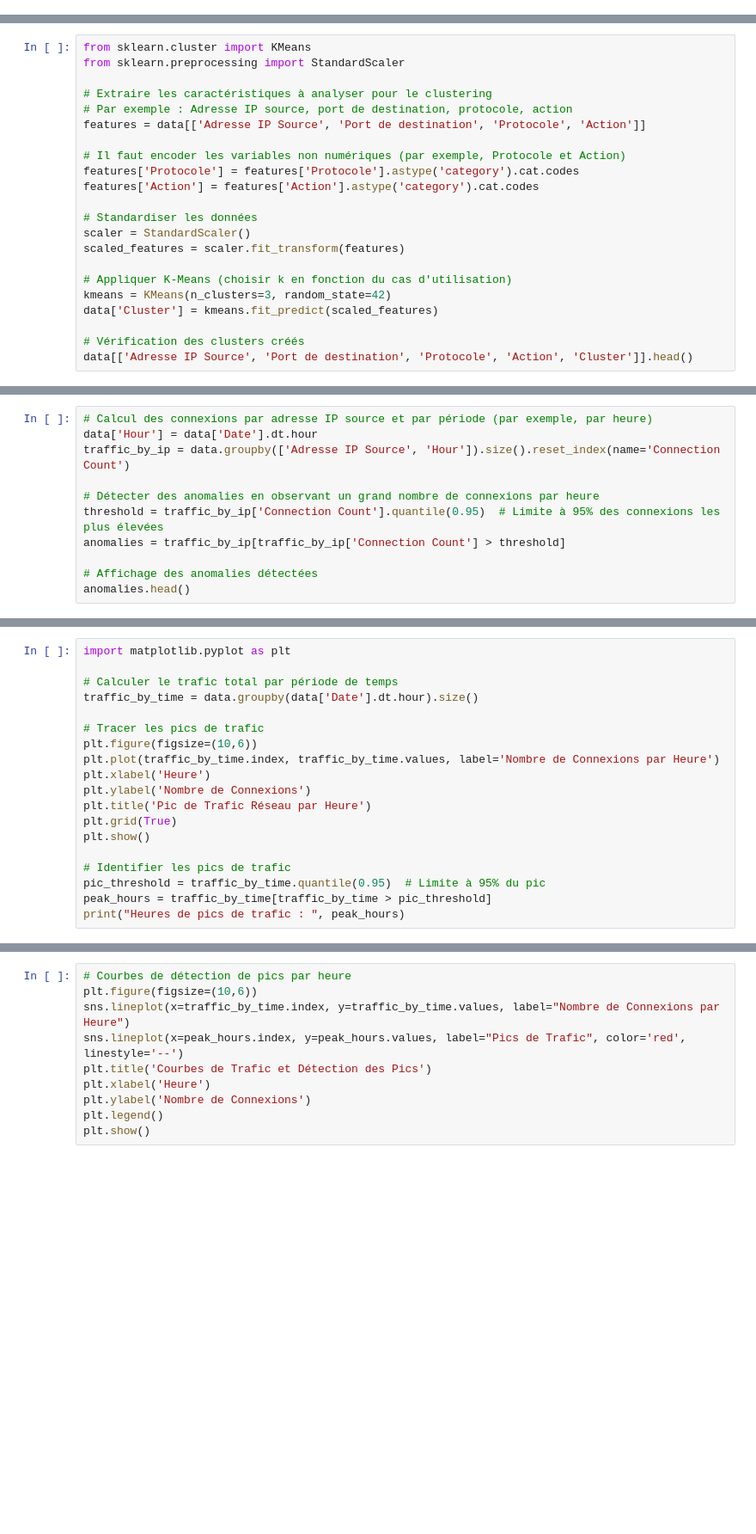
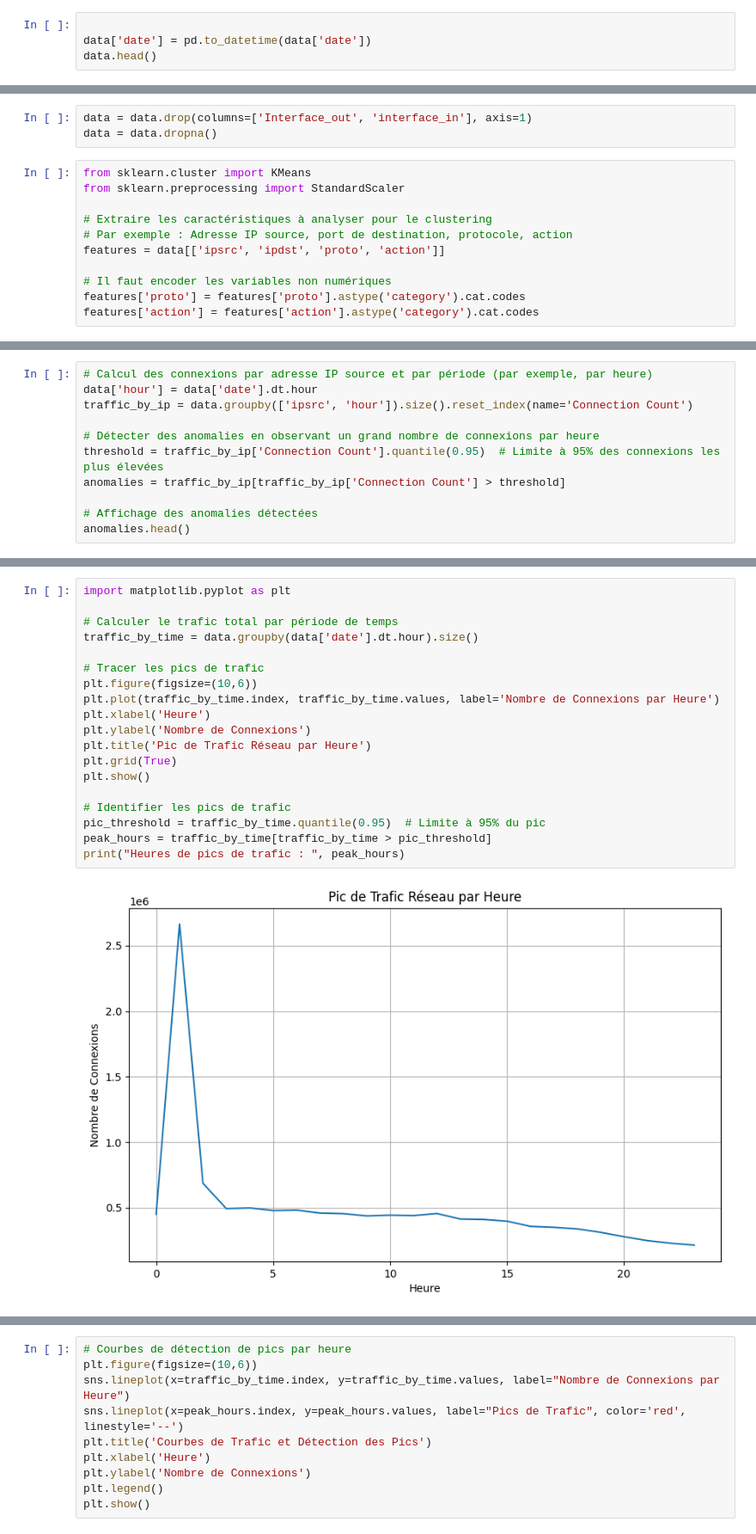
Before and after one commit to hugocollin/challenge_sise_opsie, a Jupyter notebook: src/ml/clustering.ipynb, the cells around one changed output, grey strips where cells are left out. Shown at 86% size. Cells and saved outputs as stored; diff of their text form; blank space fills up the shorter version.

Commit message:
kmeans

```diff
--- a/src/ml/clustering.ipynb
+++ b/src/ml/clustering.ipynb
@@ -11,0 +36,4 @@ data.head()
+# %%
+
+data['date'] = pd.to_datetime(data['date'])
+data.head()
@@ -12,22 +63,14 @@ data.head()
+# %%
+data = data.drop(columns=['Interface_out', 'interface_in'], axis=1)
+data = data.dropna()
 # %%
 from sklearn.cluster import KMeans
 from sklearn.preprocessing import StandardScaler
 
 # Extraire les caractéristiques à analyser pour le clustering
 # Par exemple : Adresse IP source, port de destination, protocole, action
-features = data[['Adresse IP Source', 'Port de destination', 'Protocole', 'Action']]
+features = data[['ipsrc', 'ipdst', 'proto', 'action']]
 
-# Il faut encoder les variables non numériques (par exemple, Protocole et Action)
-features['Protocole'] = features['Protocole'].astype('category').cat.codes
-features['Action'] = features['Action'].astype('category').cat.codes
-
-# Standardiser les données
-scaler = StandardScaler()
-scaled_features = scaler.fit_transform(features)
-
-# Appliquer K-Means (choisir k en fonction du cas d'utilisation)
-kmeans = KMeans(n_clusters=3, random_state=42)
-data['Cluster'] = kmeans.fit_predict(scaled_features)
-
-# Vérification des clusters créés
-data[['Adresse IP Source', 'Port de destination', 'Protocole', 'Action', 'Cluster']].head()
+# Il faut encoder les variables non numériques
+features['proto'] = features['proto'].astype('category').cat.codes
+features['action'] = features['action'].astype('category').cat.codes
@@ -34,7 +141,7 @@ data[['Adresse IP Source', 'Port de destination', 'Protocole', 'Action', 'Cluste
 # %%
 # Calcul des connexions par adresse IP source et par période (par exemple, par heure)
-data['Hour'] = data['Date'].dt.hour
-traffic_by_ip = data.groupby(['Adresse IP Source', 'Hour']).size().reset_index(name='Connection Count')
+data['hour'] = data['date'].dt.hour
+traffic_by_ip = data.groupby(['ipsrc', 'hour']).size().reset_index(name='Connection Count')
 
 # Détecter des anomalies en observant un grand nombre de connexions par heure
 threshold = traffic_by_ip['Connection Count'].quantile(0.95)  # Limite à 95% des connexions les plus élevées
@@ -45,19 +159,21 @@ anomalies.head()
 # %%
 import matplotlib.pyplot as plt
 
 # Calculer le trafic total par période de temps
-traffic_by_time = data.groupby(data['Date'].dt.hour).size()
+traffic_by_time = data.groupby(data['date'].dt.hour).size()
 
 # Tracer les pics de trafic
 plt.figure(figsize=(10,6))
 plt.plot(traffic_by_time.index, traffic_by_time.values, label='Nombre de Connexions par Heure')
 plt.xlabel('Heure')
 plt.ylabel('Nombre de Connexions')
 plt.title('Pic de Trafic Réseau par Heure')
 plt.grid(True)
 plt.show()
 
 # Identifier les pics de trafic
 pic_threshold = traffic_by_time.quantile(0.95)  # Limite à 95% du pic
 peak_hours = traffic_by_time[traffic_by_time > pic_threshold]
 print("Heures de pics de trafic : ", peak_hours)
+# %% [output]
+[figure, added]
```
Also changed, not shown: parts of 23 cells of this notebook.
